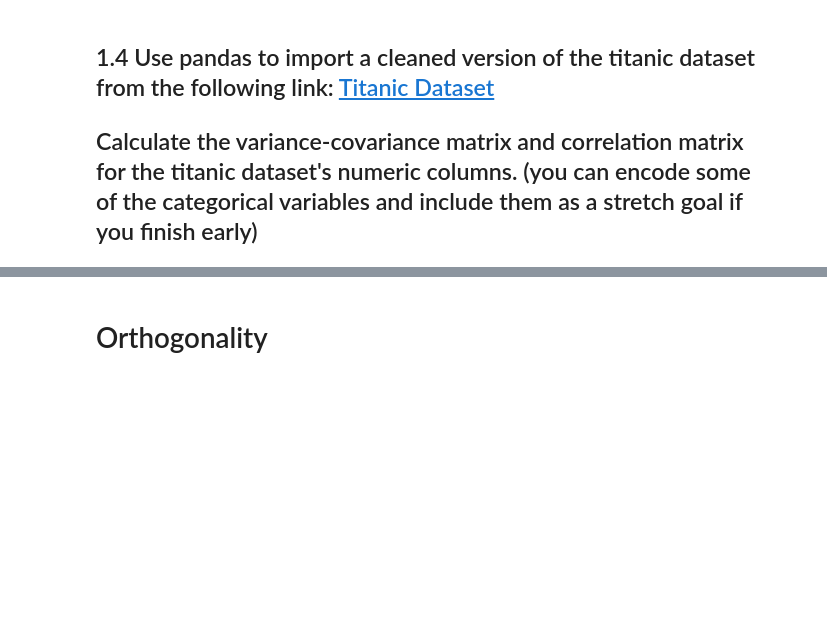
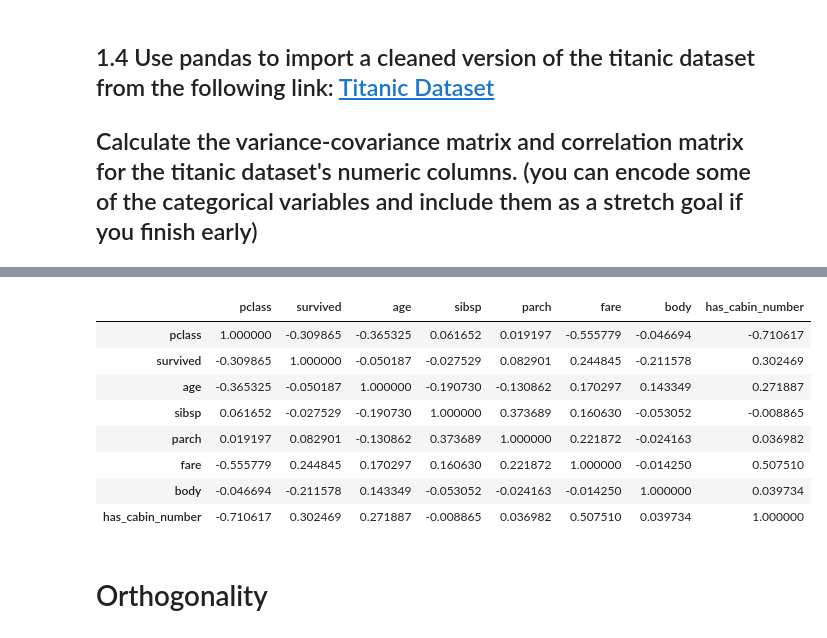
Before and after one commit to ahvblackwelltech/DS-Unit-1-Sprint-3-Linear-Algebra, a Jupyter notebook: module2-intermediate-linear-algebra/Ahvi_Blackwell_LS_DS_132_Intermediate_Linear_Algebra_Assignment.ipynb, the cells around one changed output, grey strips where cells are left out. Saved outputs shown, nothing was run; the diff lists cells and outputs as text; code cells hidden in the pictures; blank space fills up the shorter version.

```diff
--- a/module2-intermediate-linear-algebra/Ahvi_Blackwell_LS_DS_132_Intermediate_Linear_Algebra_Assignment.ipynb
+++ b/module2-intermediate-linear-algebra/Ahvi_Blackwell_LS_DS_132_Intermediate_Linear_Algebra_Assignment.ipynb
@@ -15,3 +187,15 @@
+# %%
+titanic.corr()
+# %% [output]
+|  | pclass | survived | age | sibsp | parch | fare | body | has_cabin_number |
+| pclass | 1.000000 | -0.309865 | -0.365325 | 0.061652 | 0.019197 | -0.555779 | -0.046694 | -0.710617 |
+| survived | -0.309865 | 1.000000 | -0.050187 | -0.027529 | 0.082901 | 0.244845 | -0.211578 | 0.302469 |
+| age | -0.365325 | -0.050187 | 1.000000 | -0.190730 | -0.130862 | 0.170297 | 0.143349 | 0.271887 |
+| sibsp | 0.061652 | -0.027529 | -0.190730 | 1.000000 | 0.373689 | 0.160630 | -0.053052 | -0.008865 |
+| parch | 0.019197 | 0.082901 | -0.130862 | 0.373689 | 1.000000 | 0.221872 | -0.024163 | 0.036982 |
+| fare | -0.555779 | 0.244845 | 0.170297 | 0.160630 | 0.221872 | 1.000000 | -0.014250 | 0.507510 |
+| body | -0.046694 | -0.211578 | 0.143349 | -0.053052 | -0.024163 | -0.014250 | 1.000000 | 0.039734 |
+| has_cabin_number | -0.710617 | 0.302469 | 0.271887 | -0.008865 | 0.036982 | 0.507510 | 0.039734 | 1.000000 |
 # %% [markdown]
 # Orthogonality
 # %% [markdown]
```
Also changed, not shown: parts of 28 cells of this notebook.
